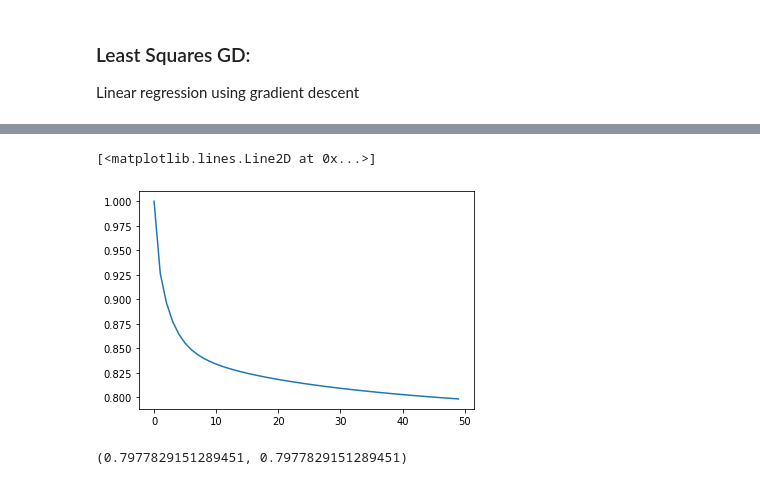
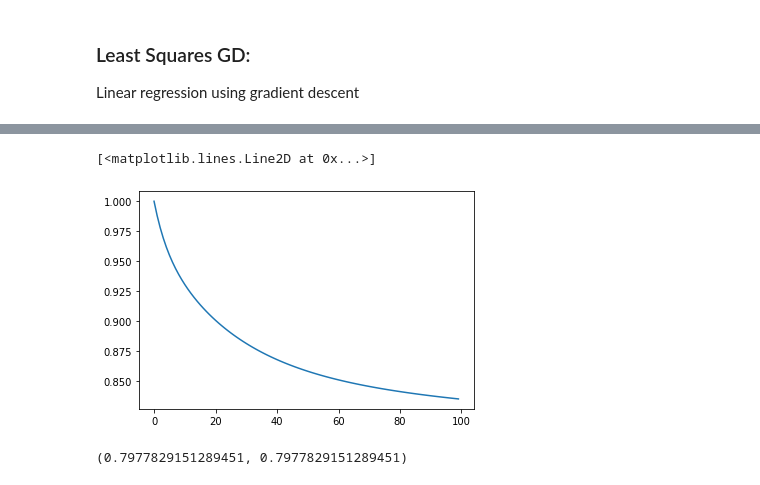
Before and after one commit to Dreyvor/ML_Project_1, a Jupyter notebook: source/project_1.ipynb, the cells around one changed output, grey strips where cells are left out. Cells and saved outputs as stored; diff of their text form; code cells hidden in the pictures.

```diff
--- a/source/project_1.ipynb
+++ b/source/project_1.ipynb
@@ -115,13 +115,14 @@ def least_squares_GD(y, tx, initial_w, max_iters, gamma):
         w -= gamma * grad
         # store w and loss:
         losses.append(loss)
-        print("Least squares gradient Descent({bi}/{ti}): loss={l}".format(
-            bi=n_iter, ti=max_iters - 1, l=loss))
+        if n_iter%10 == 0:
+            print("Least squares gradient Descent({bi}/{ti}): loss={l}".format(
+                bi=n_iter, ti=max_iters - 1, l=loss))
     return w, losses, losses[-1]
 # %%
 initial_w = np.zeros(tX_std.shape[1])
-max_iters = 50
-gamma = 0.1
+max_iters = 100
+gamma = 0.01
 w_ls_GD, losses_ls_GD, final_loss_ls_GD = least_squares_GD(
     y, tX_std, initial_w, max_iters, gamma)
 plt.plot(losses_ls_GD)
@@ -146,5 +140,5 @@ Least squares gradient Descent(49/49): loss=0.7982134856887391
 [<matplotlib.lines.Line2D at 0x...>]
-[figure, old version]
+[figure, new version]
 # %%
 from sklearn.metrics import mean_squared_error
 #verify that MSE gives same error as MSE from sklearn:
```
Also changed, not shown: parts of 13 cells of this notebook.
